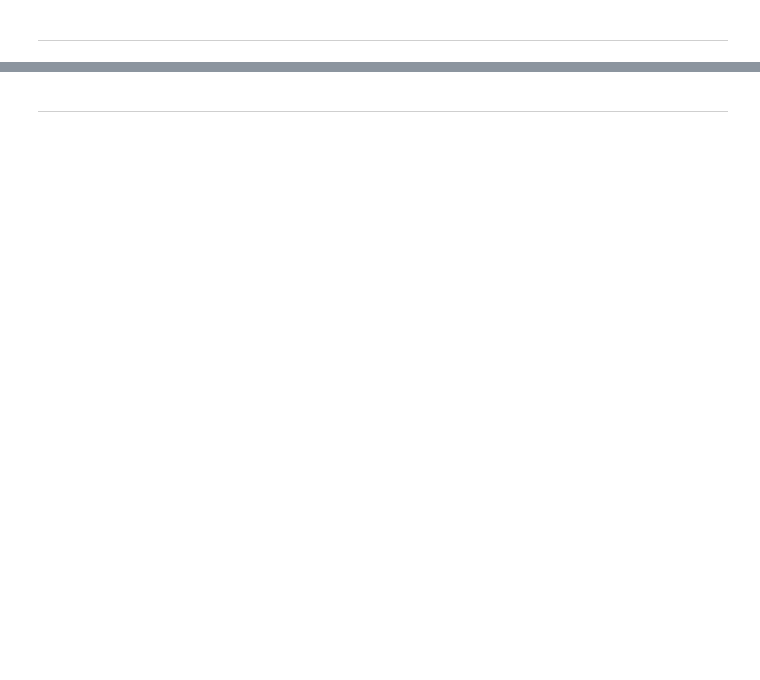
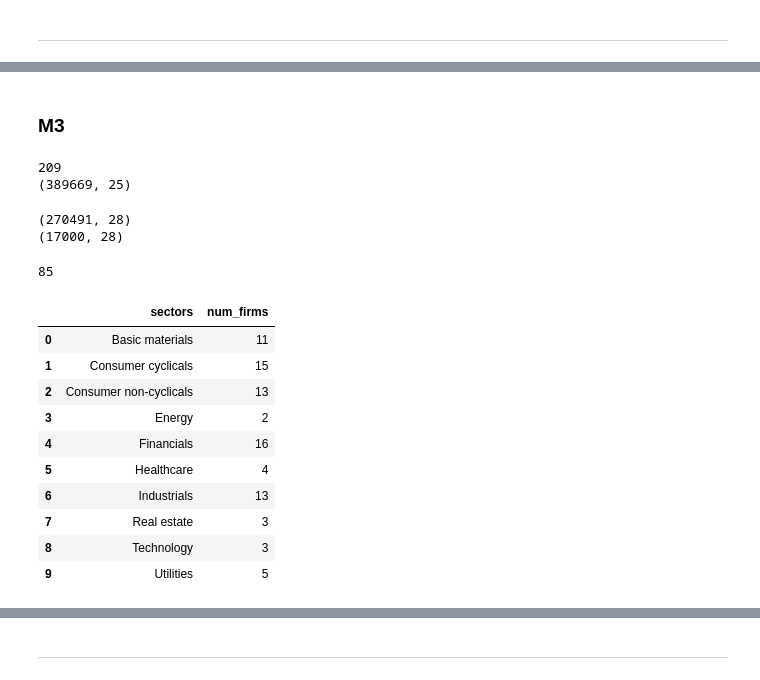
Before and after one commit to ygcahyono/esgnews_volatility, a Jupyter notebook: notebook/3.1.5-LSTM.ipynb, the cells around one changed output, grey strips where cells are left out. Cells and saved outputs as stored; diff of their text form; code cells hidden in the pictures; blank space fills up the shorter version.

Commit message:
LSTM update experiment 4 august

```diff
--- a/notebook/3.1.5-LSTM.ipynb
+++ b/notebook/3.1.5-LSTM.ipynb
@@ -92,0 +1725,61 @@ ts = unique_assets_df[unique_assets_df['Assets'].isin([4295885039,
+# %% [markdown]
+### M3
+# %%
+# from util import Run_Algorithms
+# %store -r test_df
+# %store -r train_df
+
+from keras.callbacks import EarlyStopping
+import glob
+import numpy as np
+import pandas as pd
+import sys, os
+
+pd.set_option('display.max_columns', 100)
+sys.path.append('../python')
+
+from dataprocessingnew2 import *
+from LSTM_MS import *
+from runmodels import *
+
+dataprocessing = DataProcessing('2006-01-01', '2022-12-01', daily=True)
+df_clean, train_df, test_df = dataprocessing.clean_final(fillna = True)
+# %% [output]
+209
+(389669, 25)
+# %%
+print(train_df.shape)
+print(test_df.shape)
+# %% [output]
+(270491, 28)
+(17000, 28)
+# %%
+coverage_df = pd.read_csv('../data/coverage_dataframe.csv')[['PermID', 'Name', 'TRBCEconomicSector']]
+coverage_df['PermID'] = coverage_df.PermID.astype(int)
+
+unique_assets_df = pd.DataFrame({
+    'Assets': train_df.Asset.unique()
+})
+
+unique_assets_df = pd.merge(unique_assets_df, coverage_df, how = 'left', left_on = 'Assets', right_on= 'PermID')
+unique_assets_df = unique_assets_df.iloc[:, 1:]
+unique_assets_df.columns = ['Assets', 'Firm Name', 'Economic Sector']
+
+sectors_df = pd.DataFrame(np.unique(unique_assets_df['Economic Sector'], return_counts=True)).T
+sectors_df.columns = ['sectors','num_firms']
+# %%
+print(len(train_df.Asset.unique()))
+display(sectors_df)
+# %% [output]
+85
+|  | sectors | num_firms |
+| 0 | Basic materials | 11 |
+| 1 | Consumer cyclicals | 15 |
+| 2 | Consumer non-cyclicals | 13 |
+| 3 | Energy | 2 |
+| 4 | Financials | 16 |
+| 5 | Healthcare | 4 |
+| 6 | Industrials | 13 |
+| 7 | Real estate | 3 |
+| 8 | Technology | 3 |
+| 9 | Utilities | 5 |
```
Also changed, not shown: parts of 189 cells of this notebook.
